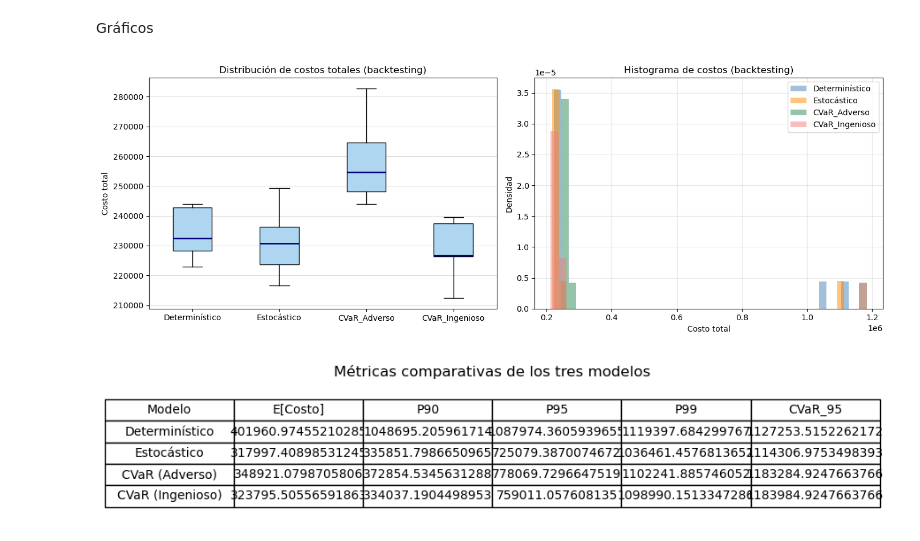
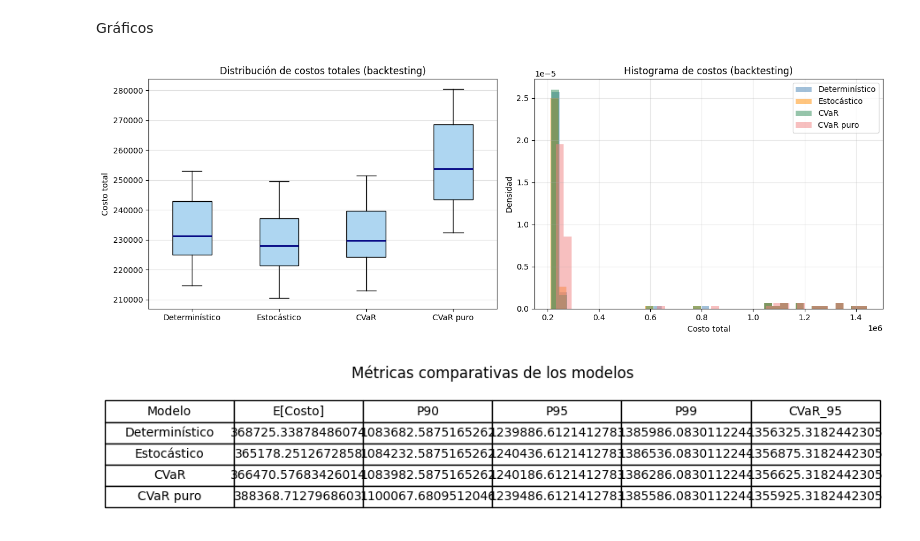
Before and after one commit to sofisacmu/obi_proyecto1, a Jupyter notebook: Escenarios/modelo.ipynb, the cells around one changed output. Drawn from its saved outputs; the diff is of its cells as text; code cells hidden in the pictures.

```diff
--- a/Escenarios/modelo.ipynb
+++ b/Escenarios/modelo.ipynb
@@ -1275,12 +1405,14 @@ def metricas(costos, nombre, alpha=0.95):
     return {"Modelo": nombre, "E[Costo]": mean,
             "P90": p90, "P95": p95, "P99": p99, "CVaR_95": cvar}
 
-rows = [
-    metricas(costos_det,  "Determinístico"),
-    metricas(costos_sto,  "Estocástico"),
-    metricas(costos_cvar_ad, "CVaR (Adverso)"),
-    metricas(costos_cvar_ing, "CVaR (Ingenioso)"),
+rows_total = [
+    metricas(bt_det["total"], "Determinístico"),
+    metricas(bt_sto["total"], "Estocástico"),
+    metricas(bt_cvar["total"], "CVaR"),
+    metricas(bt_cvar_pure["total"], "CVaR puro")
 ]
-df_metricas = pd.DataFrame(rows).set_index("Modelo")
-print(df_metricas.to_string())
+
+df_total = pd.DataFrame(rows_total).set_index("Modelo")
+print("\nCOSTO TOTAL")
+print(df_total.to_string())
 # %% [output]
@@ -1313,58 +1485,69 @@ Gráficos
 # %%
 fig, axes = plt.subplots(1, 2, figsize=(14, 5))
 
-# Boxplot de costos
+# -------- Boxplot de costos --------
 axes[0].boxplot(
-    [costos_det[~np.isnan(costos_det)],
-     costos_sto[~np.isnan(costos_sto)],
-     costos_cvar_ad[~np.isnan(costos_cvar_ad)],
-     costos_cvar_ing[~np.isnan(costos_cvar_ing)]],
-    labels=["Determinístico", "Estocástico", "CVaR_Adverso", "CVaR_Ingenioso"],
+    [
+        bt_det["total"][~np.isnan(bt_det["total"])],
+        bt_sto["total"][~np.isnan(bt_sto["total"])],
+        bt_cvar["total"][~np.isnan(bt_cvar["total"])],
+        bt_cvar_pure["total"][~np.isnan(bt_cvar_pure["total"])]
+    ],
+    labels=["Determinístico", "Estocástico", "CVaR", "CVaR puro"],
     patch_artist=True,
     showfliers=False,
     boxprops=dict(facecolor="#AED6F1"),
     medianprops=dict(color="navy", linewidth=2)
 )
+
 axes[0].set_title("Distribución de costos totales (backtesting)")
 axes[0].set_ylabel("Costo total")
 axes[0].grid(axis="y", alpha=0.4)
 
-# Histograma superpuesto
+
+# -------- Histograma superpuesto --------
 for costos, label, color in [
-    (costos_det,  "Determinístico", "steelblue"),
-    (costos_sto,  "Estocástico",    "darkorange"),
-    (costos_cvar_ad, "CVaR_Adverso",           "seagreen"),
-    (costos_cvar_ing, "CVaR_Ingenioso",           "lightcoral"),
+    (bt_det["total"],  "Determinístico", "steelblue"),
+    (bt_sto["total"],  "Estocástico", "darkorange"),
+    (bt_cvar["total"], "CVaR", "seagreen"),
+    (bt_cvar_pure["total"], "CVaR puro", "lightcoral"),
 ]:
     c = costos[~np.isnan(costos)]
     axes[1].hist(c, bins=40, alpha=0.5, label=label, color=color, density=True)
 
 axes[1].set_title("Histograma de costos (backtesting)")
 axes[1].set_xlabel("Costo total")
 axes[1].set_ylabel("Densidad")
 axes[1].legend()
 axes[1].grid(alpha=0.3)
 
 plt.tight_layout()
 plt.savefig("comparacion_modelos.png", dpi=150)
 plt.show()
 
-# Tabla de métricas visualizada
+
+# -------- Tabla de métricas --------
 fig2, ax2 = plt.subplots(figsize=(9, 2))
 ax2.axis("off")
-tabla = df_metricas.reset_index()
+
+tabla = df_total.reset_index()
+
 t = ax2.table(
     cellText=tabla.values.tolist(),
     colLabels=tabla.columns.tolist(),
-    cellLoc="center", loc="center"
+    cellLoc="center",
+    loc="center"
 )
+
 t.auto_set_font_size(False)
 t.set_fontsize(10)
 t.scale(1.2, 1.6)
-plt.title("Métricas comparativas de los tres modelos", pad=12)
+
+plt.title("Métricas comparativas de los modelos", pad=12)
+
 plt.tight_layout()
 plt.savefig("tabla_metricas.png", dpi=150)
 plt.show()
 # %% [output]
-[figure, old version]
+[figure, new version]
-[figure, old version]
+[figure, new version]
```
Also changed, not shown: parts of 20 cells of this notebook, 2 other files.
